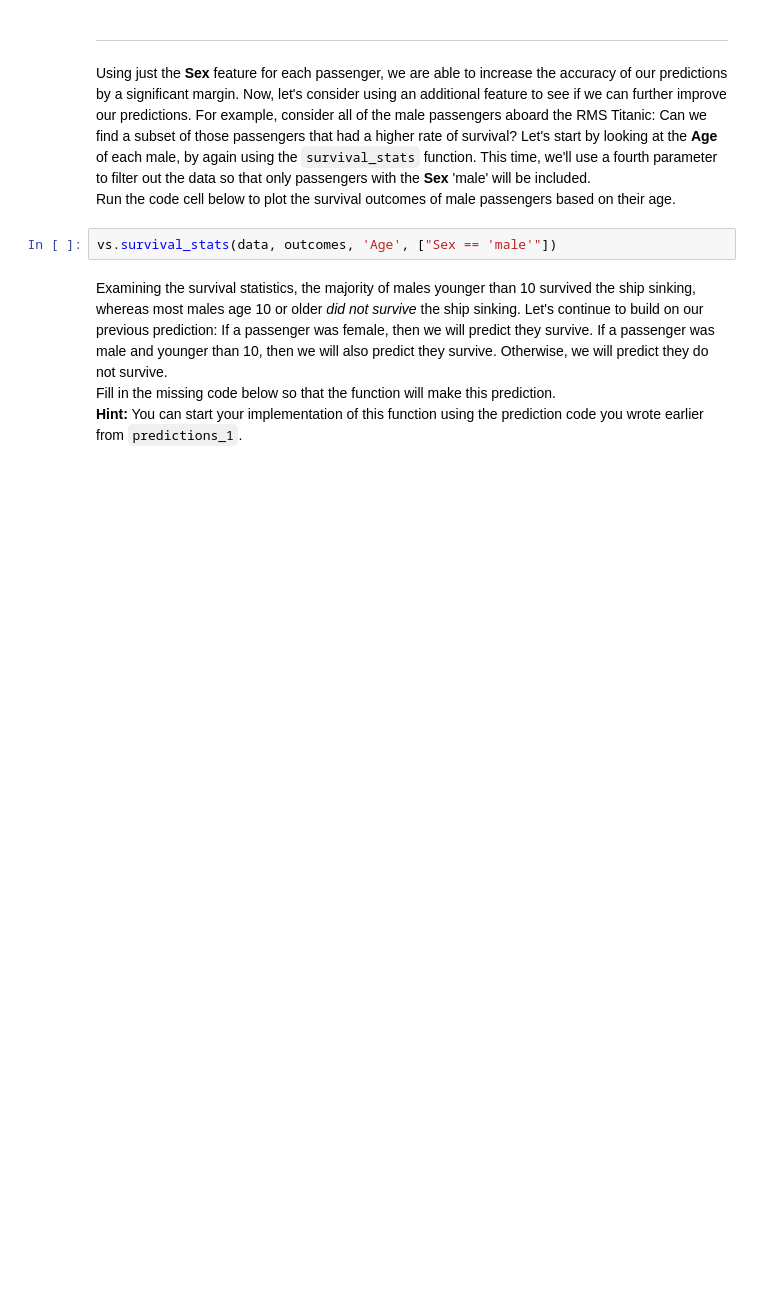
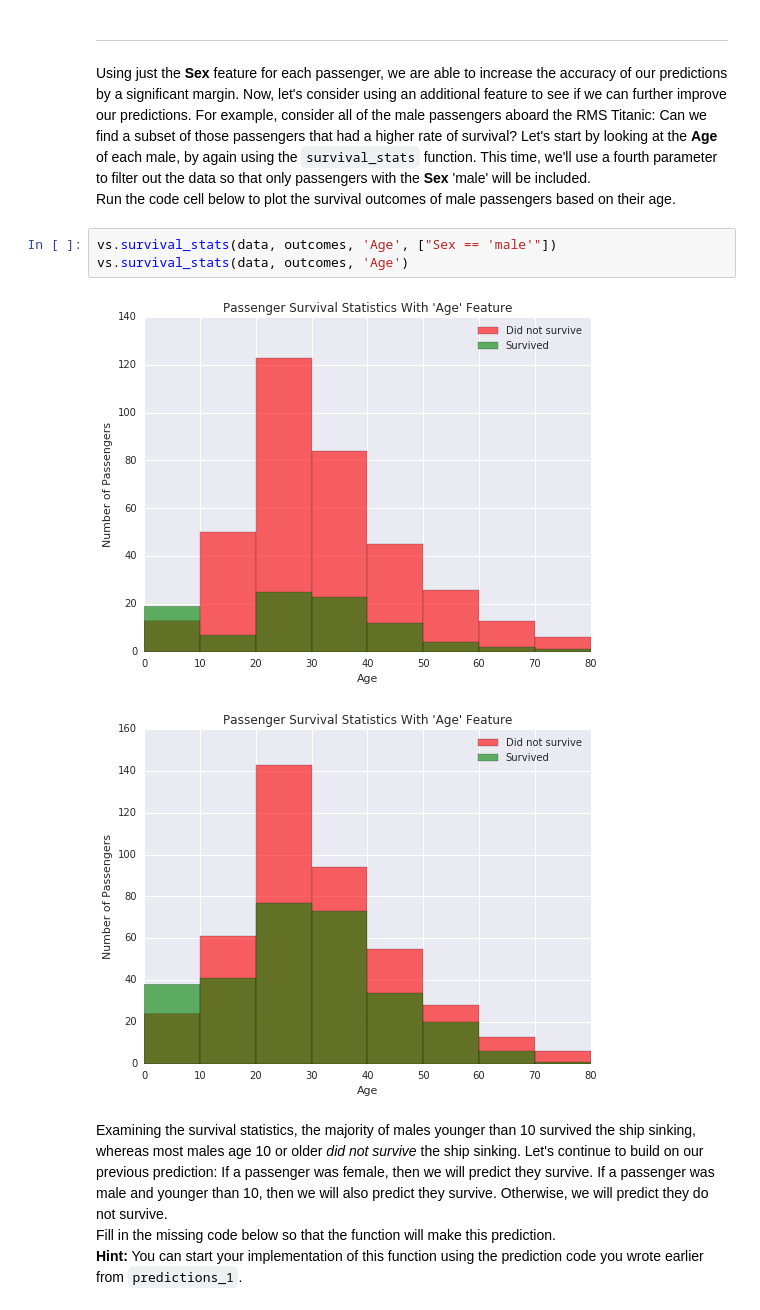
Before and after one commit to plushduck/machine-learning, a Jupyter notebook: projects/titanic_survival_exploration/titanic_survival_exploration.ipynb, the cells around one changed output. Saved outputs shown, nothing was run; the diff lists cells and outputs as text; blank space fills up the shorter version.

```diff
--- a/projects/titanic_survival_exploration/titanic_survival_exploration.ipynb
+++ b/projects/titanic_survival_exploration/titanic_survival_exploration.ipynb
@@ -151,6 +169,10 @@ Using just the **Sex** feature for each passenger, we are able to increase the a
 Run the code cell below to plot the survival outcomes of male passengers based on their age.
 # %%
 vs.survival_stats(data, outcomes, 'Age', ["Sex == 'male'"])
+vs.survival_stats(data, outcomes, 'Age')
+# %% [output]
+[figure, added]
+[figure, added]
 # %% [markdown]
 Examining the survival statistics, the majority of males younger than 10 survived the ship sinking, whereas most males age 10 or older *did not survive* the ship sinking. Let's continue to build on our previous prediction: If a passenger was female, then we will predict they survive. If a passenger was male and younger than 10, then we will also predict they survive. Otherwise, we will predict they do not survive.
 Fill in the missing code below so that the function will make this prediction.
```
Also changed, not shown: parts of 13 cells of this notebook.
